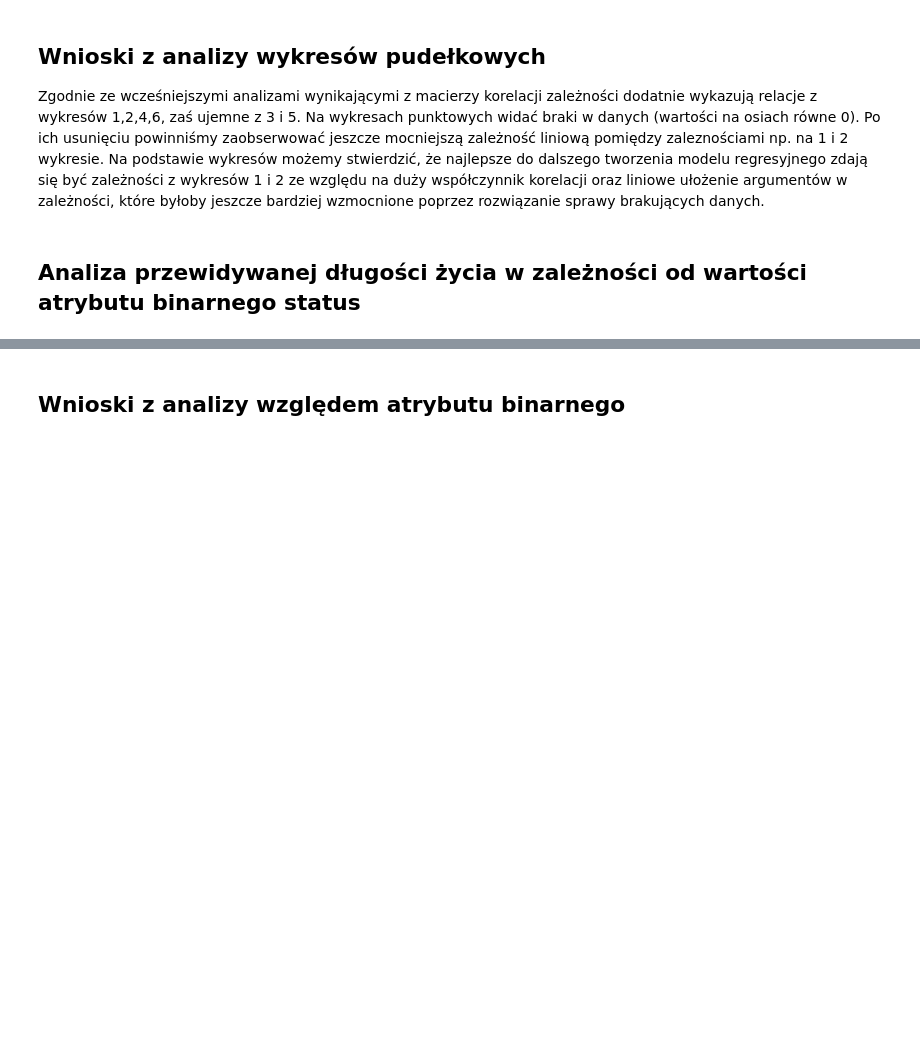
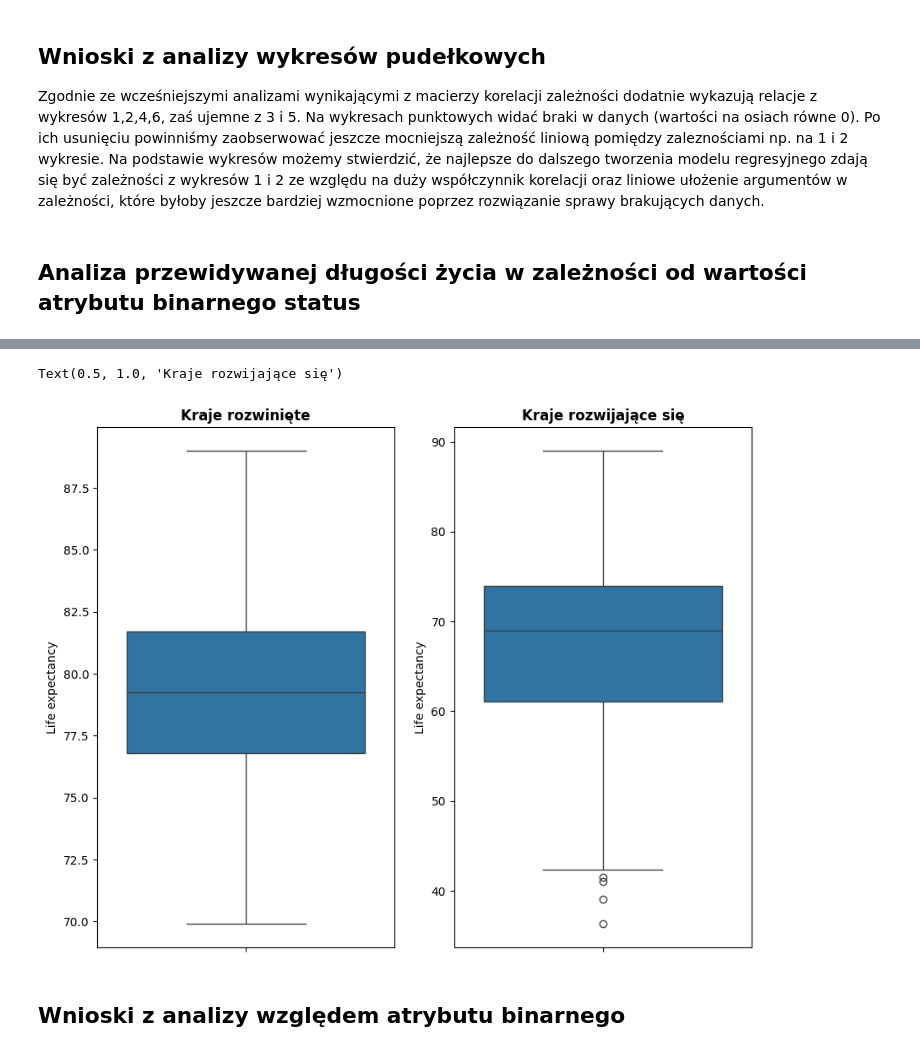
Before and after one commit to Paffeueq/data_mining_project, a Jupyter notebook: Life_Expectancy_Analysis.ipynb, the cells around one changed output, grey strips where cells are left out. Cells and saved outputs as stored; diff of their text form; code cells hidden in the pictures; blank space fills up the shorter version.

Commit message:
Dodano analizę względem kontynentów oraz statusu kraju (rozwinięty/nierozwinięty)

```diff
--- a/Life_Expectancy_Analysis.ipynb
+++ b/Life_Expectancy_Analysis.ipynb
@@ -406,2 +434,11 @@ Zgodnie ze wcześniejszymi analizami wynikającymi z macierzy korelacji zależno
+# %%
+fig, ax = plt.subplots(1, 2, figsize=(10,8))
+sns.boxplot(y=df[df['Status'] == 'Developed']['Life expectancy'], ax=ax[0])
+ax[0].set_title('Kraje rozwinięte', fontweight='bold')
+sns.boxplot(y=df[df['Status'] == 'Developing']['Life expectancy'], ax=ax[1])
+ax[1].set_title('Kraje rozwijające się', fontweight='bold')
+# %% [output]
+Text(0.5, 1.0, 'Kraje rozwijające się')
+[figure, added]
 # %% [markdown]
 ## Wnioski z analizy względem atrybutu binarnego
```
Also changed, not shown: parts of 19 cells of this notebook.
